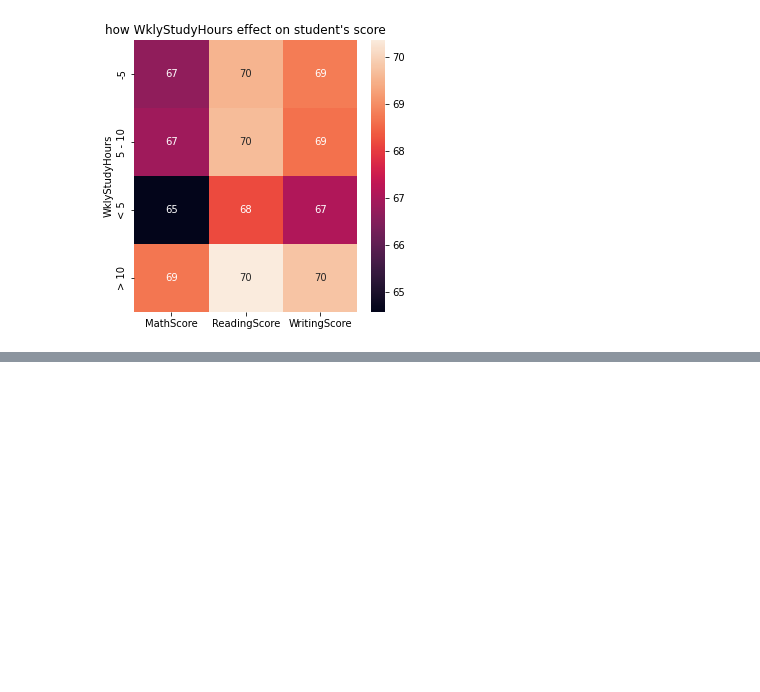
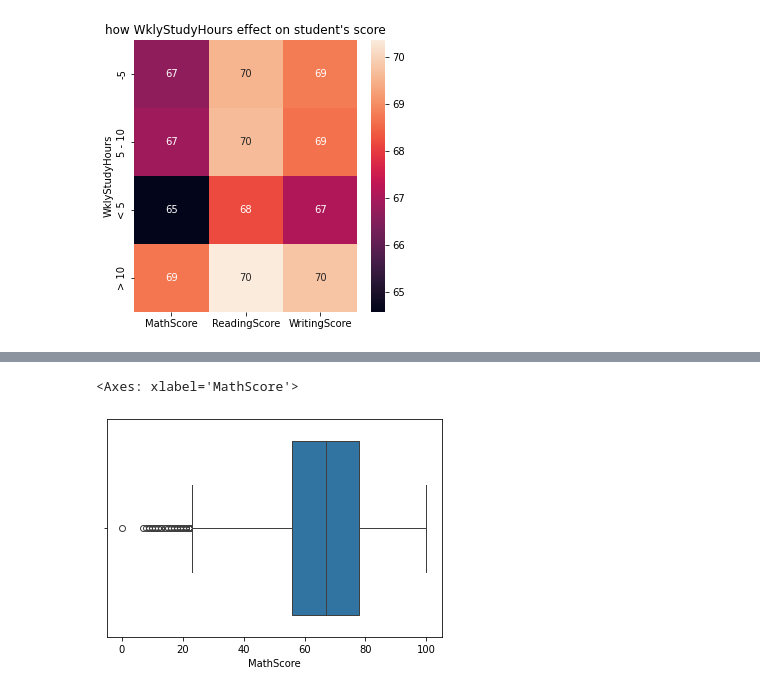
Before and after one commit to OnlyAnas/SDAIA-T5-Data-Science-and-AI-Bootcamp, a Jupyter notebook: Week2/2 - Foundations of Machine Learning/1- Introduction to Machine Learning/LAB/How to find Correlations in Data.ipynb, the cells around one changed output, grey strips where cells are left out. Cells and saved outputs as stored; diff of their text form; code cells hidden in the pictures; blank space fills up the shorter version.

```diff
--- a/Week2/2 - Foundations of Machine Learning/1- Introduction to Machine Learning/LAB/How to find Correlations in Data.ipynb
+++ b/Week2/2 - Foundations of Machine Learning/1- Introduction to Machine Learning/LAB/How to find Correlations in Data.ipynb
@@ -342,0 +348,5 @@ plt.show()
+# %%
+sns.boxplot(x='MathScore',data=df)
+# %% [output]
+<Axes: xlabel='MathScore'>
+[figure, added]
```
Also changed, not shown: parts of 3 cells of this notebook.
